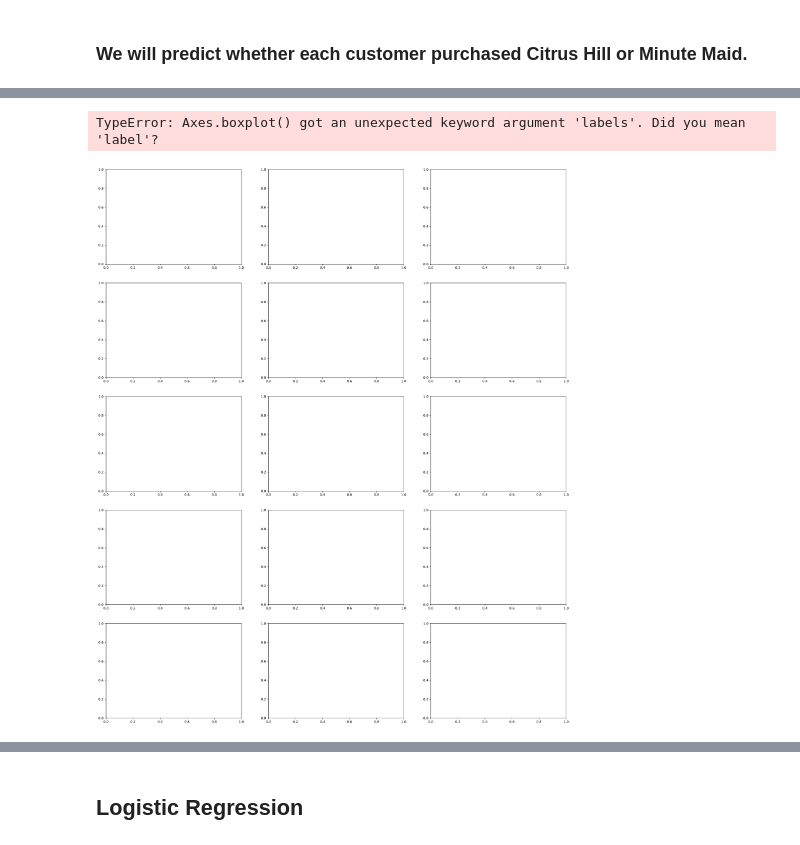
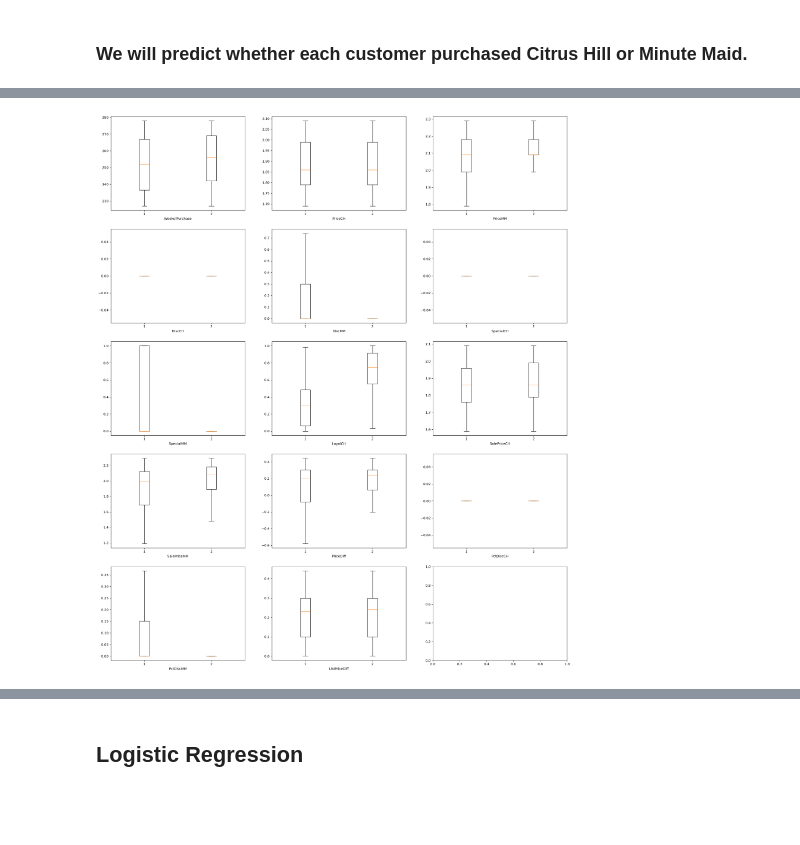
Before and after one commit to andyv-0117/code_2600, a Jupyter notebook: mod06_classification.ipynb, the cells around one changed output, grey strips where cells are left out. Cells and saved outputs as stored; diff of their text form; code cells hidden in the pictures; blank space fills up the shorter version.

```diff
--- a/mod06_classification.ipynb
+++ b/mod06_classification.ipynb
@@ -127,36 +127,35 @@ figsize = (5*nrows, 10*ncols)
 
 fig, axes = subplots(nrows=nrows,
                      ncols=ncols,
                      figsize=figsize)
 
 # Assign a grid location to each index
 def range_to_grid(i, nrows, ncols):
     x=[]
     y=[]
     for n in range(nrows*ncols):
         x.append(n // ncols)
         y.append(n % ncols)
         # print(n,x[n],y[n]) # for testing this function
     return x[i],y[i]
 
 # Plot the variables as paired boxplots
 for j, col in enumerate(X_train.columns):
     r, c = range_to_grid(j, nrows, ncols)
     ax = axes[r, c]
 
     data_0 = X_train.loc[y_train == 0, col]
     data_1 = X_train.loc[y_train == 1, col]
 
     ax.boxplot(
         [data_0, data_1],
-        labels=["y = 0", "y = 1"],
+        label=["y = 0", "y = 1"],
         showfliers=False
     )
 
     ax.set_xlabel(col)
 # %% [output]
-TypeError: Axes.boxplot() got an unexpected keyword argument 'labels'. Did you mean 'label'?
-[figure, old version]
+[figure, new version]
 # %%
 X_train['intercept'] = np.ones(X_train.shape[0])
 X_test['intercept'] = np.ones(X_test.shape[0])
```
Also changed, not shown: parts of 4 cells of this notebook.
